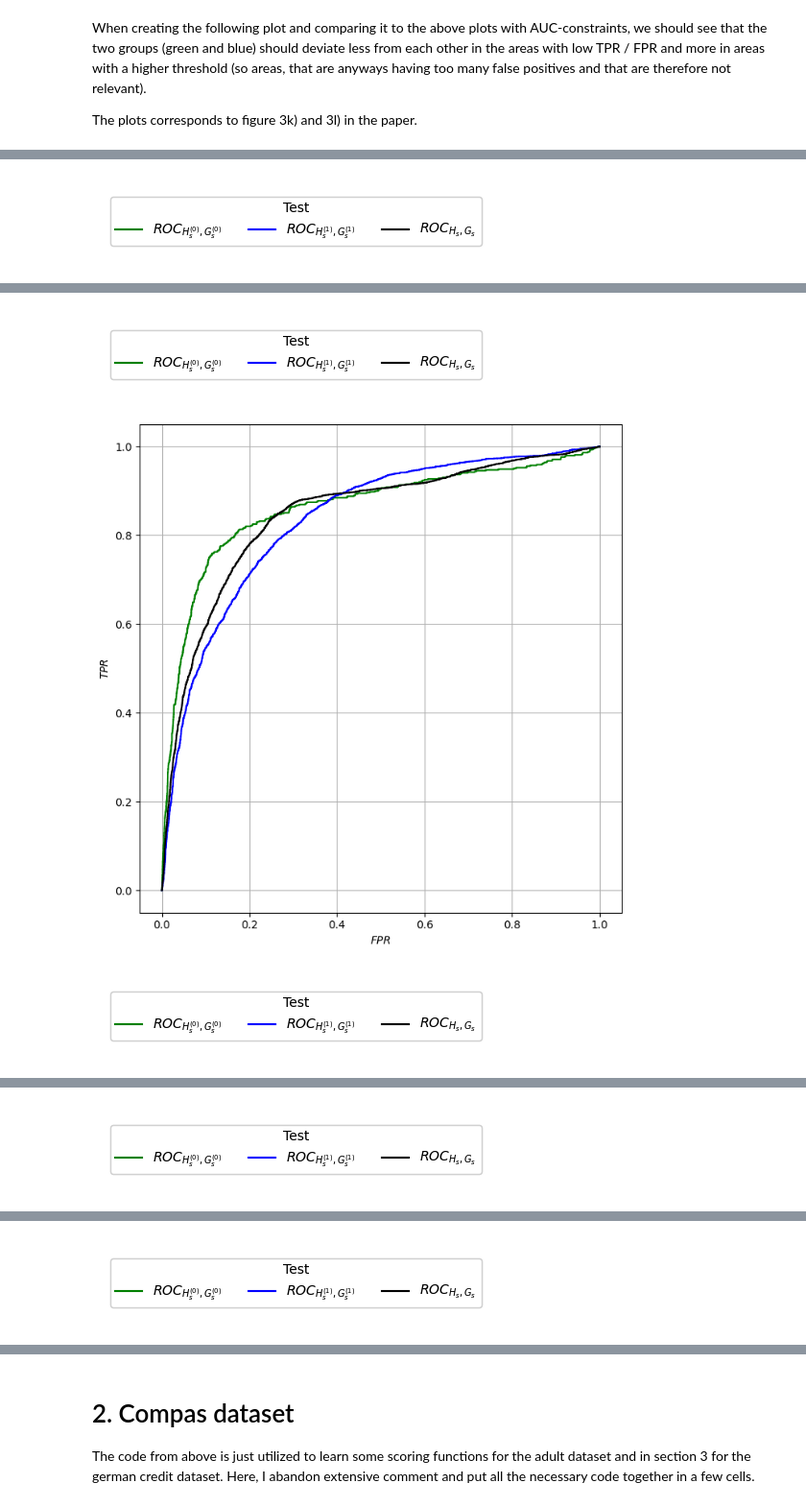
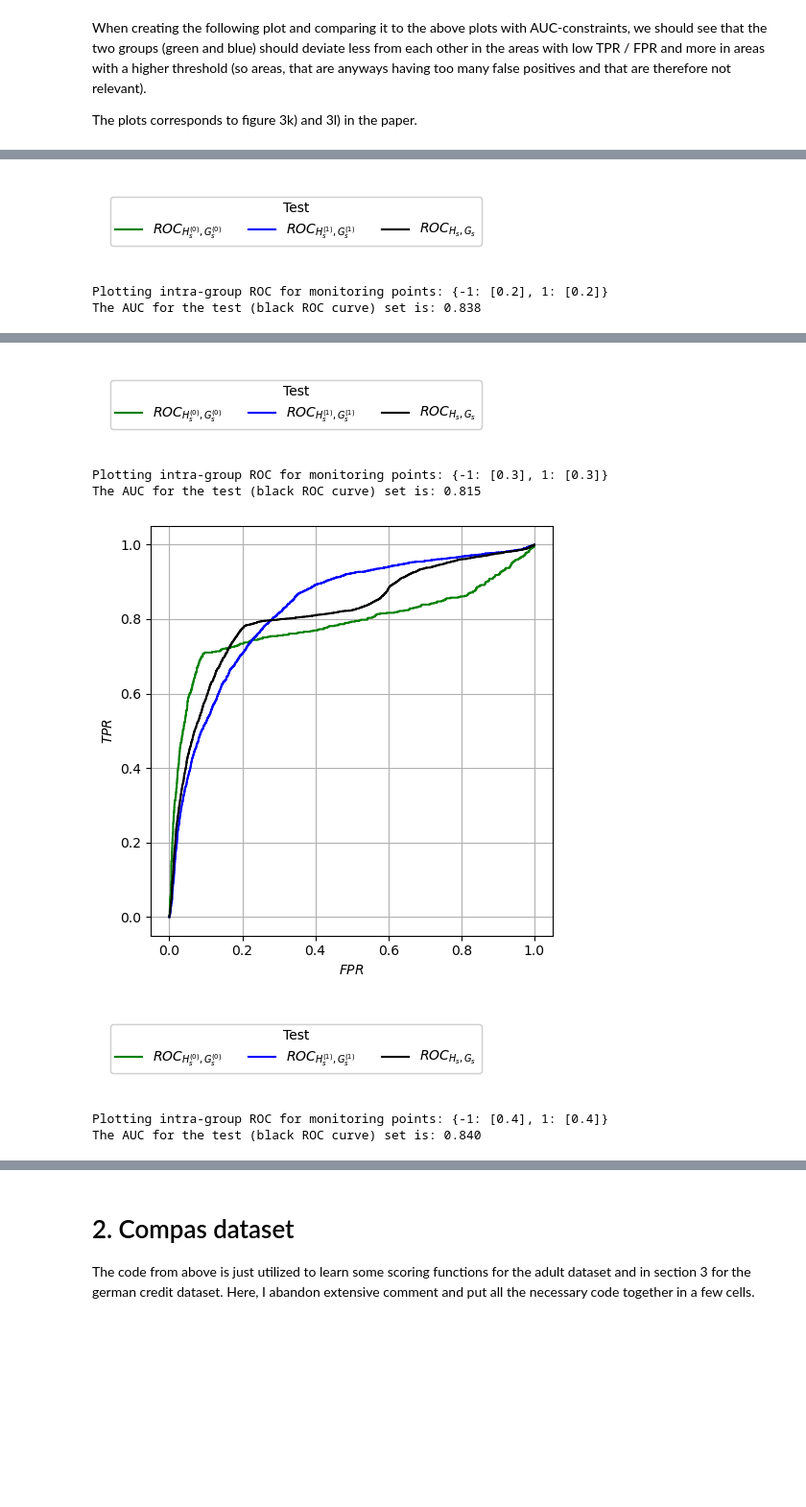
Before and after one commit to tlhaeussler/ensae-fairness-ml-project, a Jupyter notebook: fairness_ranking.ipynb, the cells around one changed output, grey strips where cells are left out. Shown at 96% size. Cells and saved outputs as stored; diff of their text form; code cells hidden in the pictures; blank space fills up the shorter version.

Commit message:
added experiments and let the whole notebook run once

```diff
--- a/fairness_ranking.ipynb
+++ b/fairness_ranking.ipynb
@@ -415,8 +419,8 @@ n_incomplete_valid : 10000
 c : 0.0
 # %%
 # we hardcode a folder where the results are saved
-exp_path = pathlib.Path("./output")
+exp_path = pathlib.Path("./output/adult_auc")
 
 if not exp_path.exists():
-    exp_path.mkdir()
+    exp_path.mkdir(parents=True, exist_ok=True)
 # %% [markdown]
@@ -461,10 +478,10 @@ s_test = np.array(xauc_model.score(X_test)).ravel().astype(float)
 s_train = np.array(xauc_model.score(X_train)).ravel().astype(float)
 
 # Define a path on where to save the results
-path_analysis = pathlib.Path("./evaluation")
+path_analysis = pathlib.Path("./evaluation/adult_auc")
 
 if not path_analysis.exists():
-        path_analysis.mkdir()
+        path_analysis.mkdir(parents=True, exist_ok=True)
 # %% [markdown]
 The following code is taken from ./more_utils/roc_calculus.py. Just like the cell after, it defines functions necessary to evaluate the results by defining how the FPR and TPR are calculated and how they are plotted.
 # %%
@@ -517,7 +534,7 @@ class RocGen:
     def save_roc(self, fpr, tpr):
         fold = pathlib.Path("{}/{}".format(self.out_fold, "rocs"))
         if not fold.exists():
-            fold.mkdir()
+            fold.mkdir(parents=True, exist_ok=True)
         path = fold/("{}".format(self.prefix))
         with open(str(path) + "fpr.npy", "wb") as f:
             np.save(f, fpr)
@@ -584,7 +601,7 @@ def plot_roc_sec3(path_analysis, data_train, data_test, save_data=True):
     s_train, y_train, Z_train = data_train
     s_test, y_test, Z_test = data_test
 
-    plt.figure(figsize=(7, 7))
+    plt.figure(figsize=(5, 5))
 
     s_1 = "$ROC_{H_s^{(0)}, G_s^{(0)}}$"
     s_2 = "$ROC_{H_s^{(1)}, G_s^{(1)}}$"
@@ -621,7 +638,7 @@ def plot_roc_sec4(path_analysis, data_train, data_test, save_data=True):
     s_train, y_train, Z_train = data_train
     s_test, y_test, Z_test = data_test
 
-    plt.figure(figsize=(7, 7))
+    plt.figure(figsize=(5, 5))
 
     plt.plot([0, 1], [0, 1], color="grey")
     s_1, s_2 = "$ROC_{H_s^{(0)}, H_s^{(1)}}$", "$ROC_{G_s^{(0)}, G_s^{(1)}}$"
@@ -692,10 +709,10 @@ n_incomplete_valid : 10000
 c : 0.0
 # %%
 # we hardcode a folder where the results are saved
-exp_path = pathlib.Path("./output")
+exp_path = pathlib.Path("./output/adult_roc")
 
 if not exp_path.exists():
-    exp_path.mkdir()
+    exp_path.mkdir(parents=True, exist_ok=True)
 # %%
 # need to close an eventually already existing tenserflow session properly as we can't fit another model otherwise
 tf.compat.v1.reset_default_graph()
@@ -774,9 +791,9 @@ mon_pts_variants = [
 ]
 
 # Directory for outputs
-exp_path = pathlib.Path("./output")
+exp_path = pathlib.Path("./output/experiment_1")
 if not exp_path.exists():
-    exp_path.mkdir()
+    exp_path.mkdir(parents=True, exist_ok=True)
 
 # Storage for scores and ROC data
 roc_data_sec3 = []
@@ -801,19 +818,27 @@ for idx, mon_pts in enumerate(mon_pts_variants):
     # Save the model
     model_path = exp_path / f"model_mon_pts_{idx}"
     if not model_path.exists():
-        model_path.mkdir()
+        model_path.mkdir(parents=True, exist_ok=True)
     model.save_model(model_path)
 
 # Plotting all ROC curves after training all models
-path_analysis = exp_path / "evaluation"
+path_analysis = exp_path / "evaluation/experiment_1"
 if not path_analysis.exists():
-    path_analysis.mkdir()
+    path_analysis.mkdir(parents=True, exist_ok=True)
 
+i = 0
 for data in roc_data_sec3:
+    print(f'Plotting intra-group ROC for monitoring points: {mon_pts_variants[i]}')
     plot_roc_sec3(path_analysis, (data[0], data[1], data[2]), (data[3], data[4], data[5]))
+    plt.show()  # This will force the plot to display immediately
+    i += 1
 
+i = 0
 for data in roc_data_sec4:
+    print(f'Plotting inter-group ROC for monitoring points: {mon_pts_variants[i]}')
     plot_roc_sec4(path_analysis, (data[0], data[1], data[2]), (data[3], data[4], data[5]))
+    plt.show()  # This will force the plot to display immediately
+    i += 1
 # %% [output]
 Parameters:
 mon_pts : {-1: [0.1], 1: [0.1]}
@@ -853 +878,3 @@ The AUC for the test (black ROC curve) set is: 0.856
 [figure]
+Plotting intra-group ROC for monitoring points: {-1: [0.2], 1: [0.2]}
+The AUC for the test (black ROC curve) set is: 0.838
@@ -855,3 +882,7 @@ The AUC for the test (black ROC curve) set is: 0.856
 [figure]
+Plotting intra-group ROC for monitoring points: {-1: [0.3], 1: [0.3]}
+The AUC for the test (black ROC curve) set is: 0.815
-[figure, old version]
+[figure, new version]
 [figure]
+Plotting intra-group ROC for monitoring points: {-1: [0.4], 1: [0.4]}
+The AUC for the test (black ROC curve) set is: 0.840
@@ -859 +889,0 @@ The AUC for the test (black ROC curve) set is: 0.856
-[figure, removed]
@@ -861 +889,0 @@ The AUC for the test (black ROC curve) set is: 0.856
-[figure, removed]
```
Also changed, not shown: parts of 21 cells of this notebook, 2 other files.
